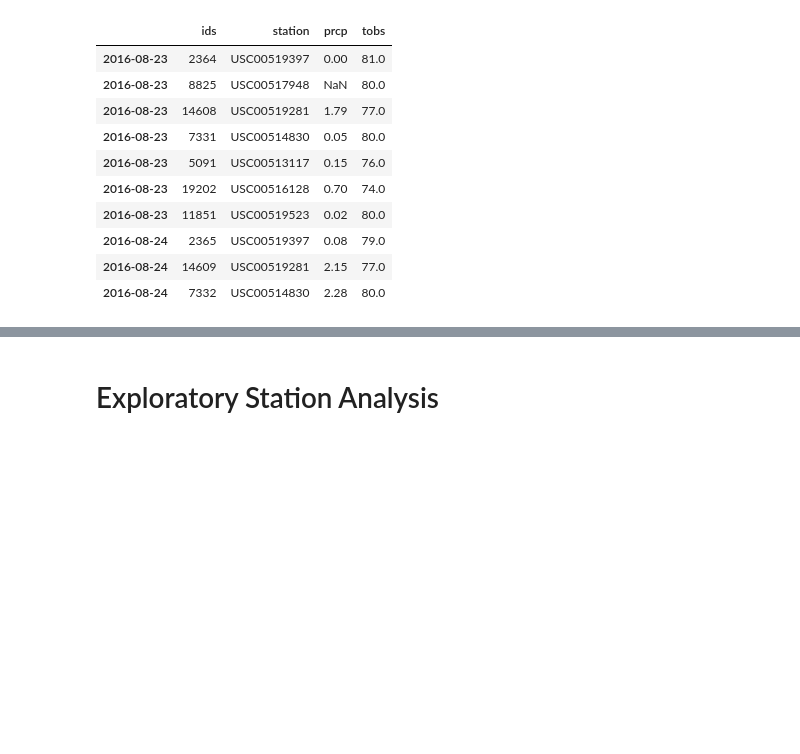
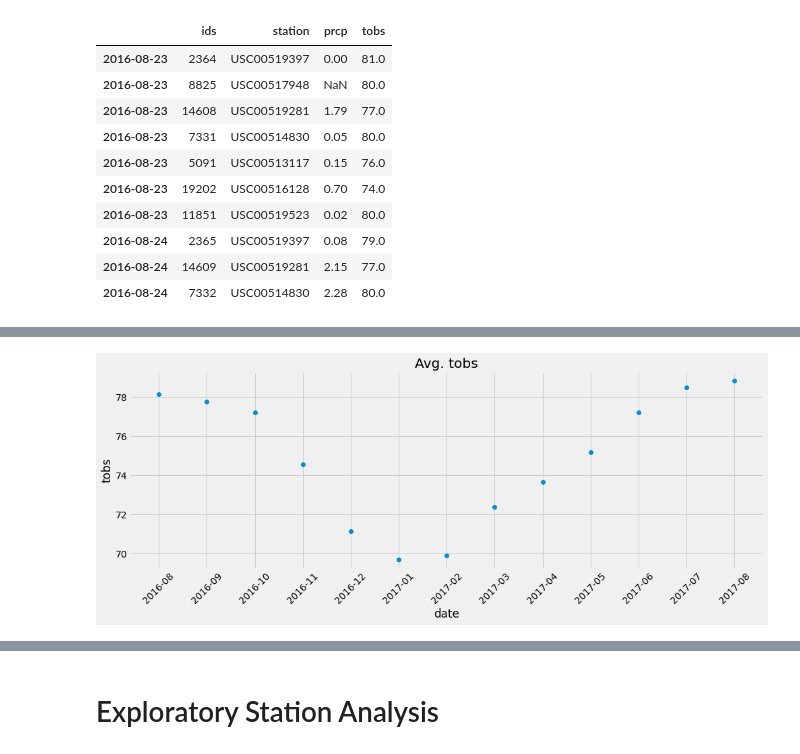
Before and after one commit to ronaldbmz/sqlalchemy-challenge, a Jupyter notebook: climate_starter.ipynb, the cells around one changed output, grey strips where cells are left out. Drawn from its saved outputs; the diff is of its cells as text; code cells hidden in the pictures; blank space fills up the shorter version.

```diff
--- a/climate_starter.ipynb
+++ b/climate_starter.ipynb
@@ -120,2 +189,12 @@ data_df.head(10)
+# %%
+fig, ax = plt.subplots(figsize=(15,5))
+plt.plot_date(data_df_grouped['year_month'], data_df_grouped['tobs'])
+ax.set_xlabel("date")
+ax.set_ylabel("tobs")
+plt.xticks(rotation='45')
+ax.set_title("Avg. tobs")
+plt.show()
+# %% [output]
+[figure, added]
 # %%
 # Use Pandas to calcualte the summary statistics for the precipitation data
```
Also changed, not shown: parts of 7 cells of this notebook.
